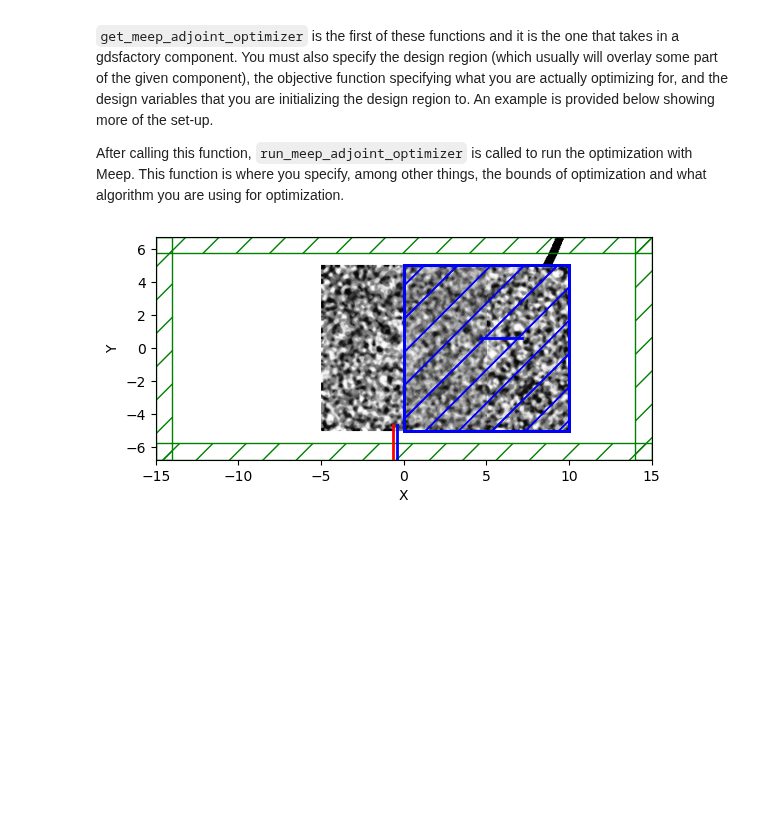
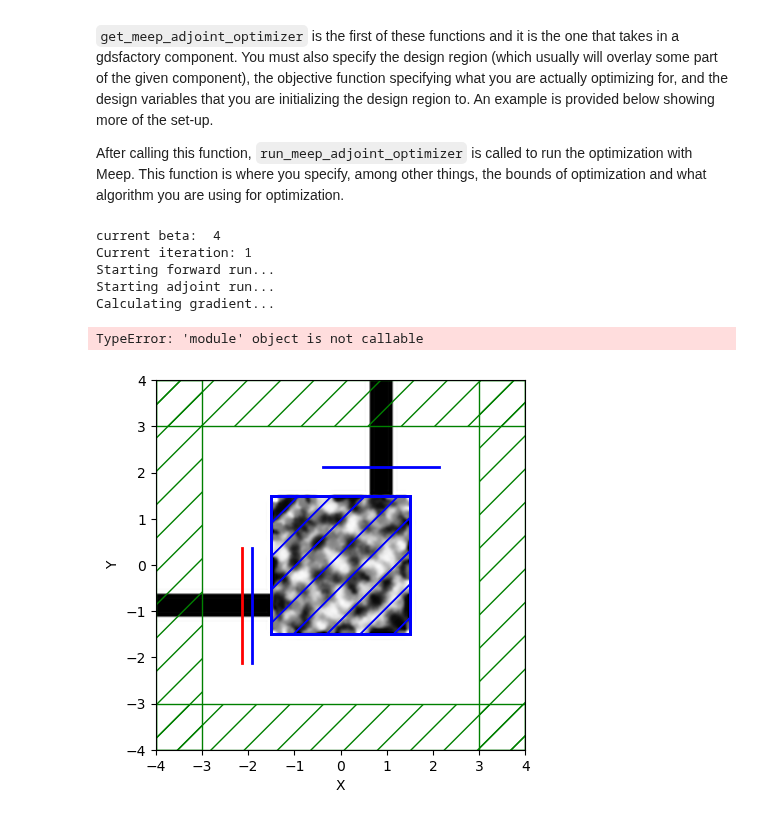
Before and after one commit to BYUCamachoLab/Photonics-Bootcamp, a Jupyter notebook: book/pages/gds_to_meep.ipynb, the cells around one changed output. Drawn from its saved outputs; the diff is of its cells as text; code cells hidden in the pictures; blank space fills up the shorter version.

Commit message:
Look into run_meep_optimization

```diff
--- a/book/pages/gds_to_meep.ipynb
+++ b/book/pages/gds_to_meep.ipynb
@@ -76,15 +76,17 @@ import numpy as np
 from autograd import  tensor_jacobian_product
 from meep.adjoint import get_conic_radius_from_eta_e
 import matplotlib as plt
+import tidy3d
 
 SiO2 = mp.Medium(index=1.45)
 Si = mp.Medium(index=3.45)
 
-c = gf.components.bend_circular()
-c = gf.components.extend_ports(c, length=2)
+radius = 2
+c = gf.components.bend_circular(radius=radius)
+c = c.move([-2.5,-2.5])
 
-design_region_width = 10
-design_region_height = 10
+design_region_width = radius + 1
+design_region_height = radius + 1
 
 eta_e = 0.55
 minimum_length = 0.1
@@ -99,10 +101,10 @@ Nx = int(design_region_resolution * design_region_width)
 Ny = int(design_region_resolution * design_region_height)
 
 pml_size = 1.0
-waveguide_length = 2
+extend_length = 3
 waveguide_width = 0.5
-Sx = 2 * pml_size + 2 * waveguide_length + design_region_width
-Sy = 2 * pml_size + design_region_height + 0.5
+Sx = 2 * pml_size + design_region_width + extend_length
+Sy = 2 * pml_size + design_region_height + extend_length
 cell_size = (Sx, Sy)
 
 # define the design region
@@ -110,7 +112,7 @@ design_variables = mp.MaterialGrid(mp.Vector3(Nx, Ny), SiO2, Si, grid_type="U_ME
 design_region = mpa.DesignRegion(
     design_variables,
     volume=mp.Volume(
-        center=mp.Vector3(5,0),
+        center=mp.Vector3(),
         size=mp.Vector3(design_region_width, design_region_height, 0),
     ),
 )
@@ -133,19 +135,18 @@ def mapping(x, eta, beta):
     # interpolate to actual materials
     return projected_field.flatten()
 
-
+# Initial guess
+n = Nx * Ny  # number of parameters
 seed = 240
 np.random.seed(seed)
 x0 = mapping(
-    np.random.rand(
-        Nx * Ny,
-    ),
+    np.random.rand(n),
     eta_i,
     128,
 )
 
-def J(source, top, bottom):
-    power = npa.abs(top / source) ** 2 + npa.abs(bottom / source) ** 2
+def J(source, output):
+    power = npa.abs(output / source) ** 2
     return npa.mean(power)
 
 # Use function to get optimization problem
@@ -157,14 +158,14 @@ opt = gm.get_meep_adjoint_optimizer(
     x0,
     resolution=resolution,
     cell_size=(
-        Sx + 2 + design_region_width + 2 * pml_size,
-        design_region_height + 2 * pml_size + 1.5,
+        Sx,
+        Sy,
     ),
     tpml=1.0,
-    extend_ports_length=0,
+    extend_ports_length=extend_length,
     port_margin=1,
-    port_source_offset=-5.5,
-    port_monitor_offset=-5.5,
+    port_source_offset=1,
+    port_monitor_offset=1,
     wavelength_points=10,
 )
 
@@ -220,9 +221,7 @@ border_mask = (
 SiO2_mask = border_mask.copy()
 SiO2_mask[Si_mask] = False
 
-n = Nx * Ny  # number of parameters
-
-# Initial guess
+# Set masks for edges
 x = np.ones((n,)) * 0.5
 x[Si_mask.flatten()] = 1  # set the edges of waveguides to silicon
 x[SiO2_mask.flatten()] = 0  # set the other edges to SiO2
@@ -237,38 +236,44 @@ cur_beta = 4
 beta_scale = 2
 num_betas = 7
 update_factor = 12
-run_optimization = False
+run_optimization = True
 
 if run_optimization:
     for iters in range(num_betas):
         print("current beta: ", cur_beta)
 
         if iters != num_betas - 1:
             x[:] = gm.run_meep_adjoint_optimizer(
                 n,
                 lambda a, g: f(a, g, cur_beta),
                 x,
                 lower_bound=lb,
                 upper_bound=ub,
                 maxeval=update_factor,
             )
         else:
             optimized_component = gm.run_meep_adjoint_optimizer(
                 n,
                 lambda a, g: f(a, g, cur_beta),
                 x,
                 lower_bound=lb,
                 upper_bound=ub,
                 maxeval=update_factor,
                 get_optimized_component=True,
                 opt=opt,
                 threshold_offset_from_max=0.09,
             )
         cur_beta = cur_beta * beta_scale
 
     optimized_component.plot()
     final_figure_of_merit = 10 * np.log10(
         0.5 * np.array(evaluation_history[-1])
     )
 # %% [output]
+current beta:  4
+Current iteration: 1
+Starting forward run...
+Starting adjoint run...
+Calculating gradient...
+TypeError: 'module' object is not callable
-[figure, old version]
+[figure, new version]
```
